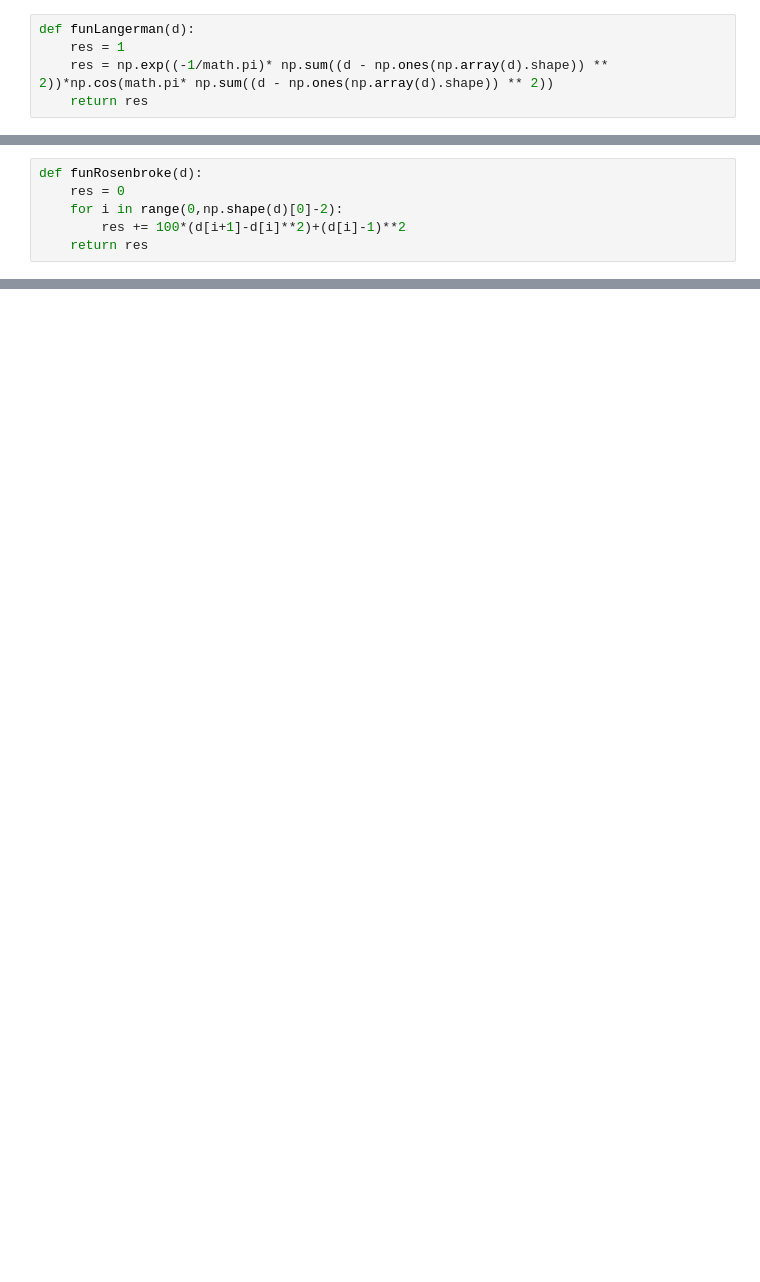
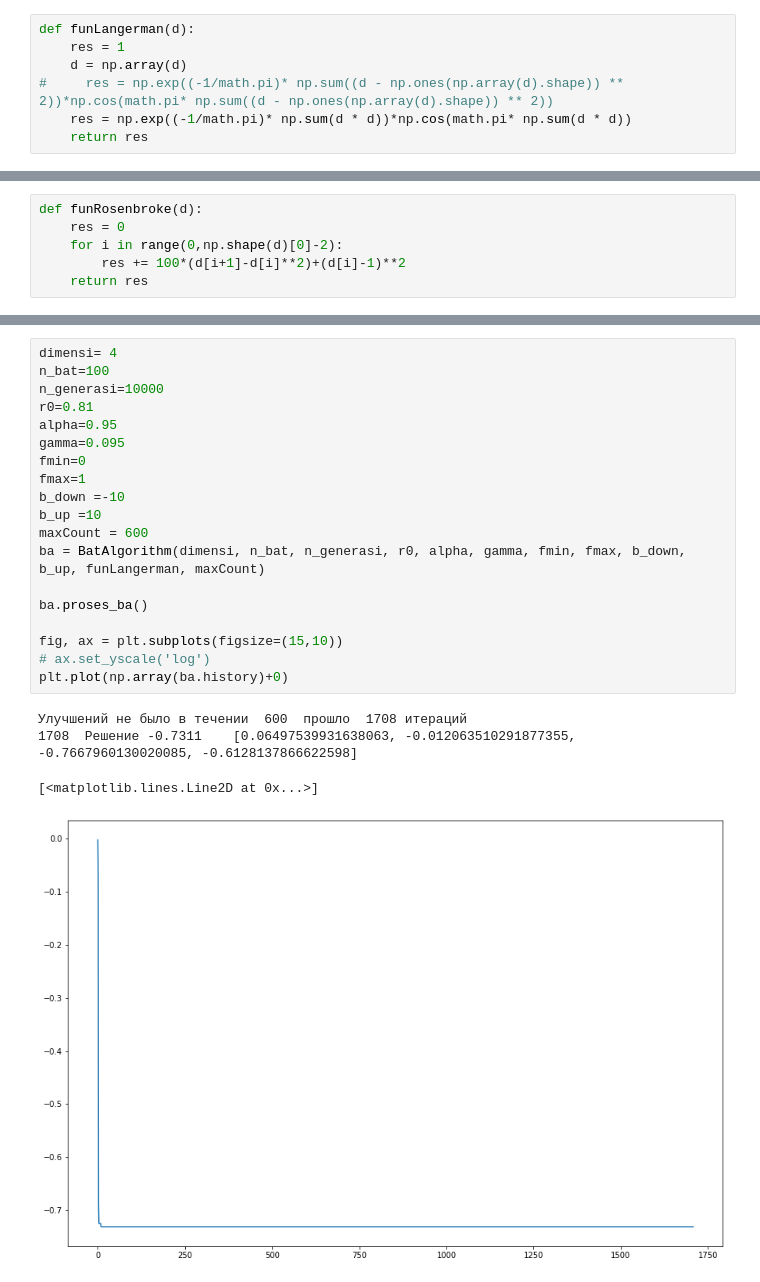
Before and after one commit to Shar170/Bat-Algorithm-Homework, a Jupyter notebook: Untitled.ipynb, the cells around one changed output, grey strips where cells are left out. Cells and saved outputs as stored; diff of their text form; blank space fills up the shorter version.

```diff
--- a/Untitled.ipynb
+++ b/Untitled.ipynb
@@ -37,7 +37,9 @@ def funShubert(d):
 # %%
 def funLangerman(d):
     res = 1
-    res = np.exp((-1/math.pi)* np.sum((d - np.ones(np.array(d).shape)) ** 2))*np.cos(math.pi* np.sum((d - np.ones(np.array(d).shape)) ** 2))
+    d = np.array(d)
+#     res = np.exp((-1/math.pi)* np.sum((d - np.ones(np.array(d).shape)) ** 2))*np.cos(math.pi* np.sum((d - np.ones(np.array(d).shape)) ** 2))
+    res = np.exp((-1/math.pi)* np.sum(d * d))*np.cos(math.pi* np.sum(d * d))
     return res
 # %% [markdown]
 Функция Розенброка:
@@ -110,0 +103,24 @@ fig.ysize = 'log'
+# %%
+dimensi= 4
+n_bat=100
+n_generasi=10000
+r0=0.81
+alpha=0.95
+gamma=0.095
+fmin=0
+fmax=1
+b_down =-10
+b_up =10
+maxCount = 600
+ba = BatAlgorithm(dimensi, n_bat, n_generasi, r0, alpha, gamma, fmin, fmax, b_down, b_up, funLangerman, maxCount)
+
+ba.proses_ba()
+
+fig, ax = plt.subplots(figsize=(15,10))
+# ax.set_yscale('log')
+plt.plot(np.array(ba.history)+0)
+# %% [output]
+Улучшений не было в течении  600  прошло  1708 итераций
+1708  Решение -0.7311    [0.06497539931638063, -0.012063510291877355, -0.7667960130020085, -0.6128137866622598]
+[<matplotlib.lines.Line2D at 0x...>]
+[figure, added]
```
Also changed, not shown: parts of 5 cells of this notebook.
